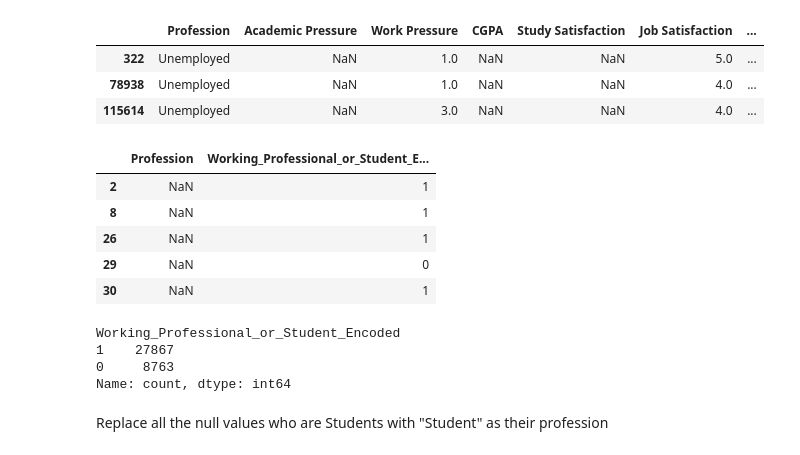
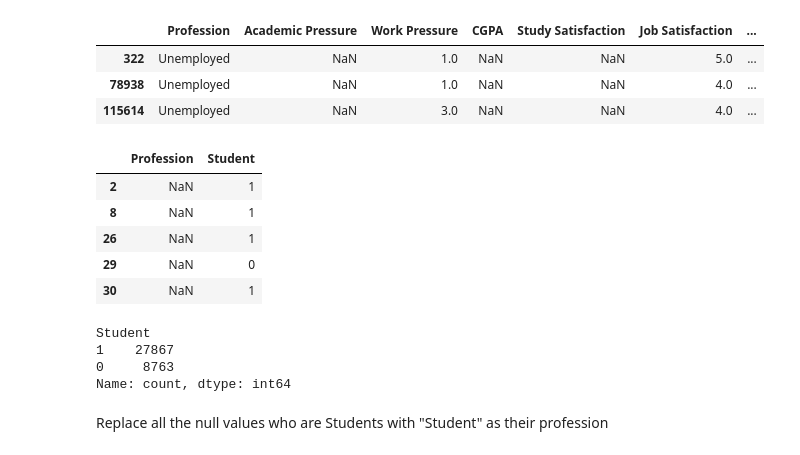
Before and after one commit to vanshuwjoshi/Kaggle-Playground-S4E11, a Jupyter notebook: notebooks/Data-Cleaning.ipynb, the cells around one changed output. Drawn from its saved outputs; the diff is of its cells as text; code cells hidden in the pictures.

```diff
--- a/notebooks/Data-Cleaning.ipynb
+++ b/notebooks/Data-Cleaning.ipynb
@@ -365,7 +365,7 @@ Working Professional    112799
 Student                  27901
 Name: count, dtype: int64
 # %%
-data["Working_Professional_or_Student_Encoded"] = data[
+data["Student"] = data[
     "Working Professional or Student"
 ].map({"Working Professional": 0, "Student": 1})
 # %%
@@ -398,19 +398,19 @@ data[data["Profession"] == "Unemployed"]
 | 78938 | Unemployed | NaN | 1.0 | NaN | NaN | 4.0 | ... |
 | 115614 | Unemployed | NaN | 3.0 | NaN | NaN | 4.0 | ... |
 # %%
-null_profession = data[data["Profession"].isnull()][["Profession", "Working_Professional_or_Student_Encoded"]]
+null_profession = data[data["Profession"].isnull()][["Profession", "Student"]]
 null_profession.head()
 # %% [output]
-|  | Profession | Working_Professional_or_Student_E... |
+|  | Profession | Student |
 | 2 | NaN | 1 |
 | 8 | NaN | 1 |
 | 26 | NaN | 1 |
 | 29 | NaN | 0 |
 | 30 | NaN | 1 |
 # %%
-null_profession["Working_Professional_or_Student_Encoded"].value_counts()
+null_profession["Student"].value_counts()
 # %% [output]
-Working_Professional_or_Student_Encoded
+Student
 1    27867
 0     8763
 Name: count, dtype: int64
```
Also changed, not shown: parts of 19 cells of this notebook, 1 other file.
